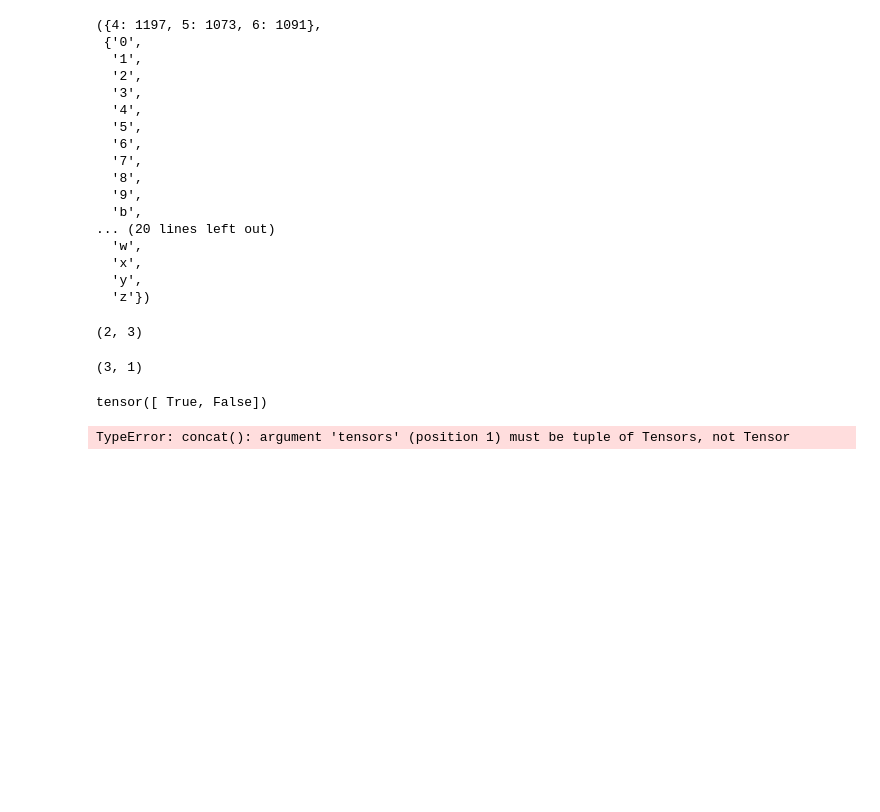
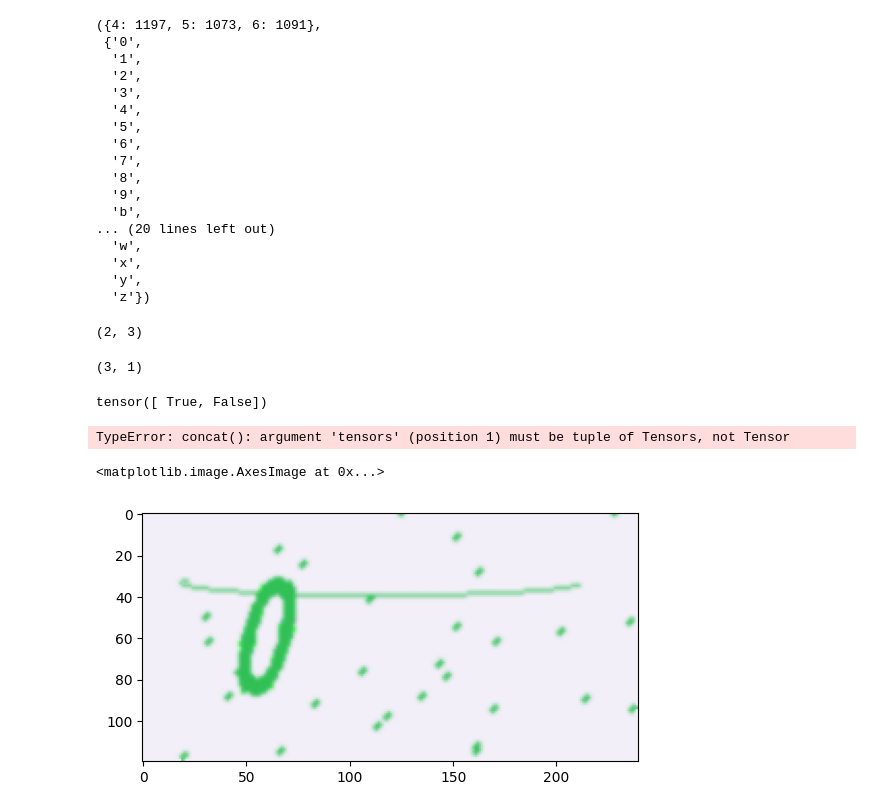
Before and after one commit to wuhonglei/dh_ai, a Jupyter notebook: week11-验证码识别器/test.ipynb, the cells around one changed output. Drawn from its saved outputs; the diff is of its cells as text; code cells hidden in the pictures; blank space fills up the shorter version.

```diff
--- a/week11-验证码识别器/test.ipynb
+++ b/week11-验证码识别器/test.ipynb
@@ -418,0 +421,16 @@ TypeError: concat(): argument 'tensors' (position 1) must be tuple of Tensors, n
+# %%
+import matplotlib.pyplot as plt
+from torchvision import transforms
+from PIL import Image
+
+transform = transforms.Compose([
+    transforms.Resize((50)),
+    transforms.ToTensor()
+])
+img = Image.open('./data/demo/0_1.png')
+img = transform(img)
+# 显示图片
+plt.imshow(img.permute(1, 2, 0))
+# %% [output]
+<matplotlib.image.AxesImage at 0x...>
+[figure, added]
```
Also changed, not shown: parts of 1 cell of this notebook, 7 other files.
